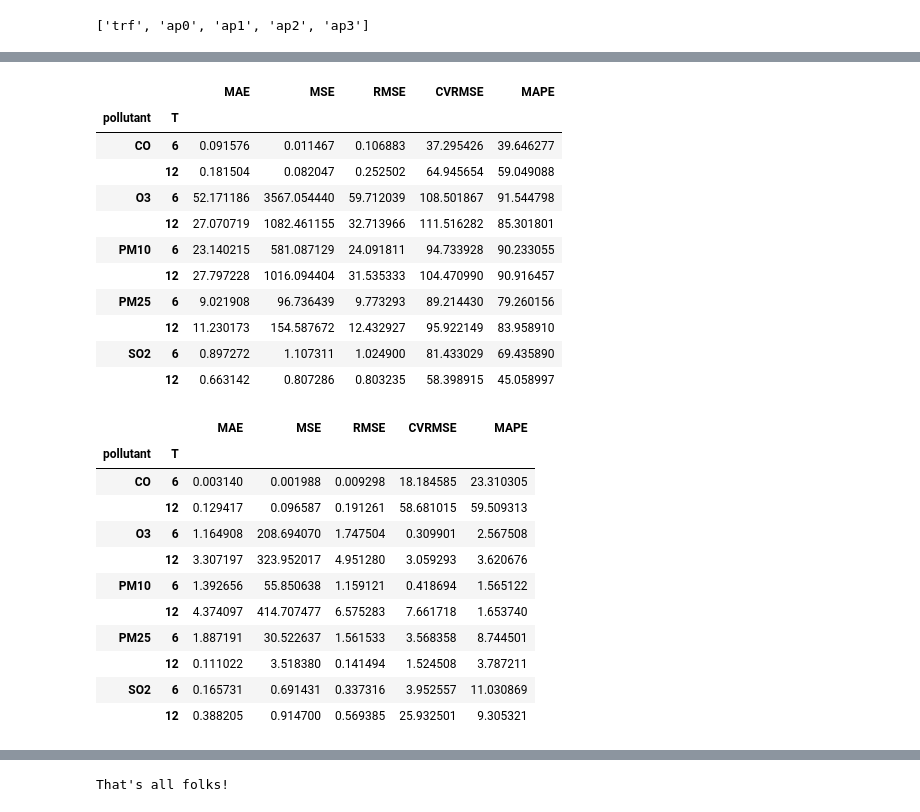
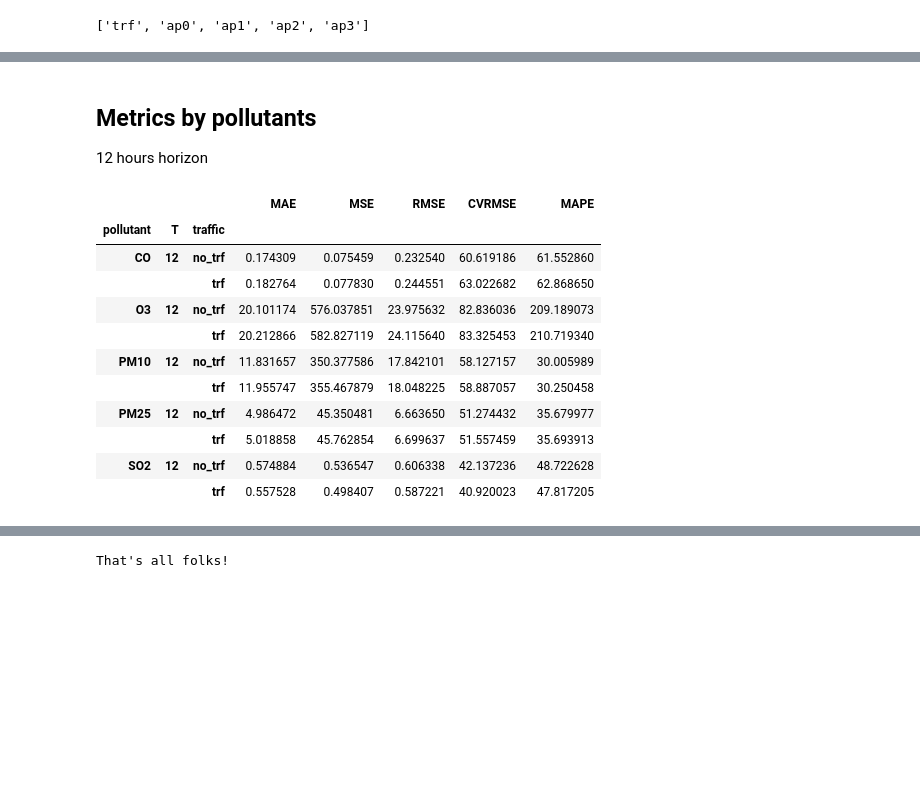
Before and after one commit to fterroso/airpollution_gnn_uca_upct, a Jupyter notebook: 05_analyze_results.ipynb, the cells around one changed output, grey strips where cells are left out. Cells and saved outputs as stored; diff of their text form; code cells hidden in the pictures; blank space fills up the shorter version.

Commit message:
Mejora en el análisis de resultados

```diff
--- a/05_analyze_results.ipynb
+++ b/05_analyze_results.ipynb
@@ -7,7 +9,7 @@ from sklearn.metrics import mean_squared_error, mean_absolute_error
 
 from airpollution_trf_graph_loader import AirpollutionDatasetLoader
 # %%
-T_lst= [6,12] #target time horizons to analyze
+T_lst= [12,24] #target time horizons to analyze
 _city= 'madrid'
 _include_trf= True # include or not traffic data as input
 
@@ -27,17 +29,15 @@ target_nodes
 y_hat_dict= {}
 y_true_dict= {}
 
-_trf_str= 'trf'
-if not _include_trf:
-    _trf_str='no_trf'
+for _trf_str in ['trf', 'no_trf']:
+    for _T in T_lst:
+        for k in target_nodes:
+            if (_trf_str !=  'no_trf') or (k != 'trf'):
+                _df= pd.read_csv(os.path.join('results',f'y_hat_{_city}_{_T}_{k}_{_trf_str}.csv'), index_col=0)
+                y_hat_dict['_'.join([str(_T),k,_trf_str])]= _df
 
-for _T in T_lst:
-    for k in target_nodes:
-        _df= pd.read_csv(os.path.join('results',f'y_hat_{_city}_{_T}_{k}_{_trf_str}.csv'), index_col=0)
-        y_hat_dict['_'.join([str(_T),k])]= _df
-
-        _df= pd.read_csv(os.path.join('results',f'y_true_{_city}_{_T}_{k}_{_trf_str}.csv'), index_col=0)
-        y_true_dict['_'.join([str(_T),k])]= _df
+                _df= pd.read_csv(os.path.join('results',f'y_true_{_city}_{_T}_{k}_{_trf_str}.csv'), index_col=0)
+                y_true_dict['_'.join([str(_T),k,_trf_str])]= _df
 # %%
 y_true_dict
 # %% [output]
@@ -191,30 +205,20 @@ metrics_by_pollutants_df
+# %% [markdown]
+## Metrics by pollutants
+
+12 hours horizon
 # %%
-metrics_by_pollutants_df.drop(columns='sensor').groupby('pollutant T'.split()).mean()
+metric_agg_mean_df= metrics_by_pollutants_df[metrics_by_pollutants_df['T']==12].drop(columns='sensor').groupby('pollutant T traffic'.split()).mean()
+metric_agg_mean_df
 # %% [output]
-|  |  | MAE | MSE | RMSE | CVRMSE | MAPE |
-| pollutant | T |  |  |  |  |  |
-| CO | 6 | 0.091576 | 0.011467 | 0.106883 | 37.295426 | 39.646277 |
-|  | 12 | 0.181504 | 0.082047 | 0.252502 | 64.945654 | 59.049088 |
-| O3 | 6 | 52.171186 | 3567.054440 | 59.712039 | 108.501867 | 91.544798 |
-|  | 12 | 27.070719 | 1082.461155 | 32.713966 | 111.516282 | 85.301801 |
-| PM10 | 6 | 23.140215 | 581.087129 | 24.091811 | 94.733928 | 90.233055 |
-|  | 12 | 27.797228 | 1016.094404 | 31.535333 | 104.470990 | 90.916457 |
-| PM25 | 6 | 9.021908 | 96.736439 | 9.773293 | 89.214430 | 79.260156 |
-|  | 12 | 11.230173 | 154.587672 | 12.432927 | 95.922149 | 83.958910 |
-| SO2 | 6 | 0.897272 | 1.107311 | 1.024900 | 81.433029 | 69.435890 |
-|  | 12 | 0.663142 | 0.807286 | 0.803235 | 58.398915 | 45.058997 |
+|  |  |  | MAE | MSE | RMSE | CVRMSE | MAPE |
+| pollutant | T | traffic |  |  |  |  |  |
+| CO | 12 | no_trf | 0.174309 | 0.075459 | 0.232540 | 60.619186 | 61.552860 |
+|  |  | trf | 0.182764 | 0.077830 | 0.244551 | 63.022682 | 62.868650 |
+| O3 | 12 | no_trf | 20.101174 | 576.037851 | 23.975632 | 82.836036 | 209.189073 |
+|  |  | trf | 20.212866 | 582.827119 | 24.115640 | 83.325453 | 210.719340 |
+| PM10 | 12 | no_trf | 11.831657 | 350.377586 | 17.842101 | 58.127157 | 30.005989 |
+|  |  | trf | 11.955747 | 355.467879 | 18.048225 | 58.887057 | 30.250458 |
+| PM25 | 12 | no_trf | 4.986472 | 45.350481 | 6.663650 | 51.274432 | 35.679977 |
+|  |  | trf | 5.018858 | 45.762854 | 6.699637 | 51.557459 | 35.693913 |
+| SO2 | 12 | no_trf | 0.574884 | 0.536547 | 0.606338 | 42.137236 | 48.722628 |
+|  |  | trf | 0.557528 | 0.498407 | 0.587221 | 40.920023 | 47.817205 |
-# %%
-metrics_by_pollutants_df.drop(columns='sensor').groupby('pollutant T'.split()).std()
-# %% [output]
-|  |  | MAE | MSE | RMSE | CVRMSE | MAPE |
-| pollutant | T |  |  |  |  |  |
-| CO | 6 | 0.003140 | 0.001988 | 0.009298 | 18.184585 | 23.310305 |
-|  | 12 | 0.129417 | 0.096587 | 0.191261 | 58.681015 | 59.509313 |
-| O3 | 6 | 1.164908 | 208.694070 | 1.747504 | 0.309901 | 2.567508 |
-|  | 12 | 3.307197 | 323.952017 | 4.951280 | 3.059293 | 3.620676 |
-| PM10 | 6 | 1.392656 | 55.850638 | 1.159121 | 0.418694 | 1.565122 |
-|  | 12 | 4.374097 | 414.707477 | 6.575283 | 7.661718 | 1.653740 |
-| PM25 | 6 | 1.887191 | 30.522637 | 1.561533 | 3.568358 | 8.744501 |
-|  | 12 | 0.111022 | 3.518380 | 0.141494 | 1.524508 | 3.787211 |
-| SO2 | 6 | 0.165731 | 0.691431 | 0.337316 | 3.952557 | 11.030869 |
-|  | 12 | 0.388205 | 0.914700 | 0.569385 | 25.932501 | 9.305321 |
```
Also changed, not shown: parts of 14 cells of this notebook, 1 other file.
